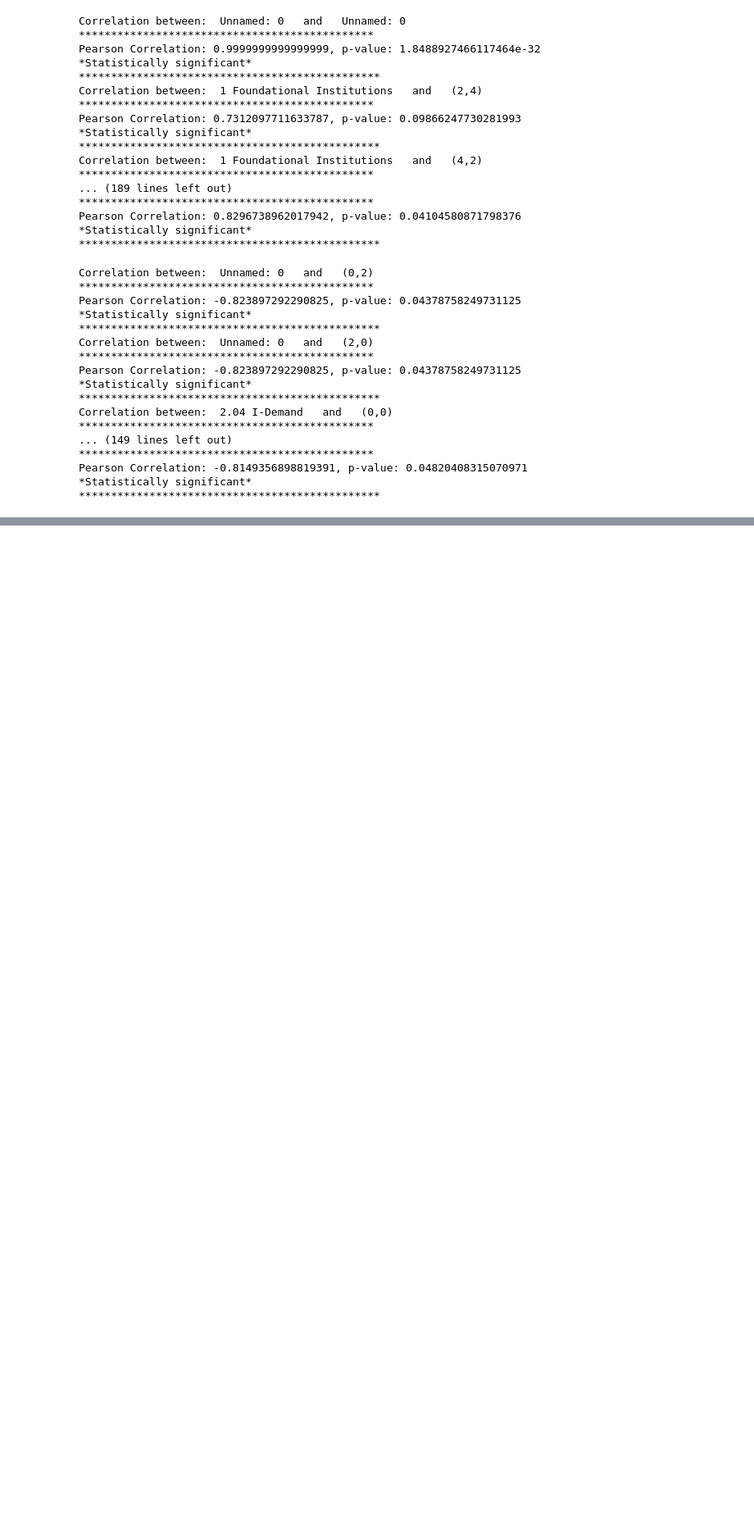
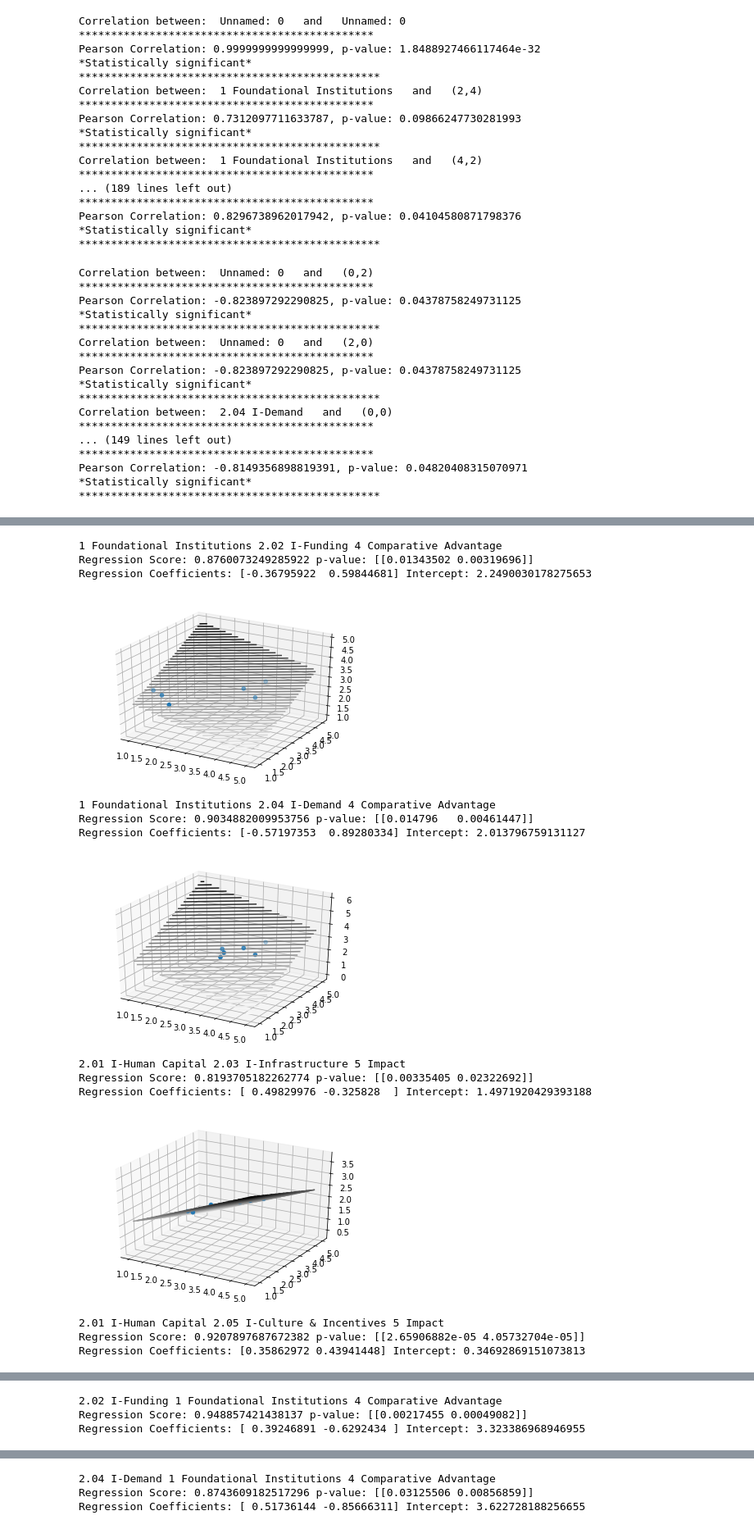
Before and after one commit to OlgaMMC/iGED, a Jupyter notebook: Kevin/analysis.ipynb, the cells around one changed output, grey strips where cells are left out. Shown at 82% size. Drawn from its saved outputs; the diff is of its cells as text; code cells hidden in the pictures; blank space fills up the shorter version.

Commit message:
linear regressions

```diff
--- a/Kevin/analysis.ipynb
+++ b/Kevin/analysis.ipynb
@@ -595,3 +624,18 @@ Correlation between:  2.04 I-Demand   and   (0,0)
 Pearson Correlation: -0.8149356898819391, p-value: 0.04820408315070971
 *Statistically significant*
 ***********************************************
+# %%
+from sklearn.linear_model import LinearRegression
+from scipy import stats
+import matplotlib.pyplot as plt
+from mpl_toolkits import mplot3d
+
+def lin_reg_p_val(reg,X,y):
+    sse = np.sum((reg.predict(X) - y) ** 2, axis=0) / float(X.shape[0] - X.shape[1])
+    if isinstance(sse, float):
+        se = np.array([np.sqrt(np.diagonal(sse * np.linalg.inv(np.dot(X.T, X))))])
+    else:
+        se = np.array([np.sqrt(np.diagonal(sse[i] * np.linalg.inv(np.dot(X.T, X)))) for i in range(sse.shape[0])])
+    t = reg.coef_ / se
+    p = 2 * (1 - stats.t.cdf(np.abs(t), y.shape[0] - X.shape[1]))
+    return p
@@ -597,0 +687,38 @@ Pearson Correlation: -0.8149356898819391, p-value: 0.04820408315070971
+# %%
+for key1 in ieco_key_list:
+    for key2 in ieco_key_list:
+        if key1 != key2:
+            for predict in ieco_key_predictors:
+                X=np.concatenate([ieco_df[key1].to_numpy(),ieco_df[key2].to_numpy()],axis=0)
+                X=X.reshape(6,2)
+                y=ieco_df[predict].to_numpy()
+                reg=LinearRegression().fit(X,y)
+                p=lin_reg_p_val(reg,X,y)
+                if p[0][0]<.05 and p[0][1]<.05 and reg.score(X,y)>.8:
+                    print(key1,key2,predict)
+                    print('Regression Score: ' + str(reg.score(X,y)) + ' p-value: ' + str(p) )
+                    print('Regression Coefficients: ' + str(reg.coef_) + ' Intercept: ' + str(reg.intercept_))
+                    ax=plt.axes(projection='3d')
+                    a = np.linspace(1, 5, 30)
+                    b = np.linspace(1, 5, 30)
+                    A,B=np.meshgrid(a,b)
+                    C=A*reg.coef_[0]+B*reg.coef_[1]+reg.intercept_
+                    ax.scatter3D(X[:,0],X[:,1],y,cmap='Greens')
+                    ax.contour3D(A,B,C,50,cmap='binary')
+                    plt.show()
+# %% [output]
+1 Foundational Institutions 2.02 I-Funding 4 Comparative Advantage
+Regression Score: 0.8760073249285922 p-value: [[0.01343502 0.00319696]]
+Regression Coefficients: [-0.36795922  0.59844681] Intercept: 2.2490030178275653
+[figure, added]
+1 Foundational Institutions 2.04 I-Demand 4 Comparative Advantage
+Regression Score: 0.9034882009953756 p-value: [[0.014796   0.00461447]]
+Regression Coefficients: [-0.57197353  0.89280334] Intercept: 2.013796759131127
+[figure, added]
+2.01 I-Human Capital 2.03 I-Infrastructure 5 Impact
+Regression Score: 0.8193705182262774 p-value: [[0.00335405 0.02322692]]
+Regression Coefficients: [ 0.49829976 -0.325828  ] Intercept: 1.4971920429393188
+[figure, added]
+2.01 I-Human Capital 2.05 I-Culture & Incentives 5 Impact
+Regression Score: 0.9207897687672382 p-value: [[2.65906882e-05 4.05732704e-05]]
+Regression Coefficients: [0.35862972 0.43941448] Intercept: 0.34692869151073813
@@ -597,0 +726,3 @@ Pearson Correlation: -0.8149356898819391, p-value: 0.04820408315070971
+2.02 I-Funding 1 Foundational Institutions 4 Comparative Advantage
+Regression Score: 0.948857421438137 p-value: [[0.00217455 0.00049082]]
+Regression Coefficients: [ 0.39246891 -0.6292434 ] Intercept: 3.323386968946955
@@ -597,0 +730,3 @@ Pearson Correlation: -0.8149356898819391, p-value: 0.04820408315070971
+2.04 I-Demand 1 Foundational Institutions 4 Comparative Advantage
+Regression Score: 0.8743609182517296 p-value: [[0.03125506 0.00856859]]
+Regression Coefficients: [ 0.51736144 -0.85666311] Intercept: 3.622728188256655
```
Also changed, not shown: parts of 10 cells of this notebook.
